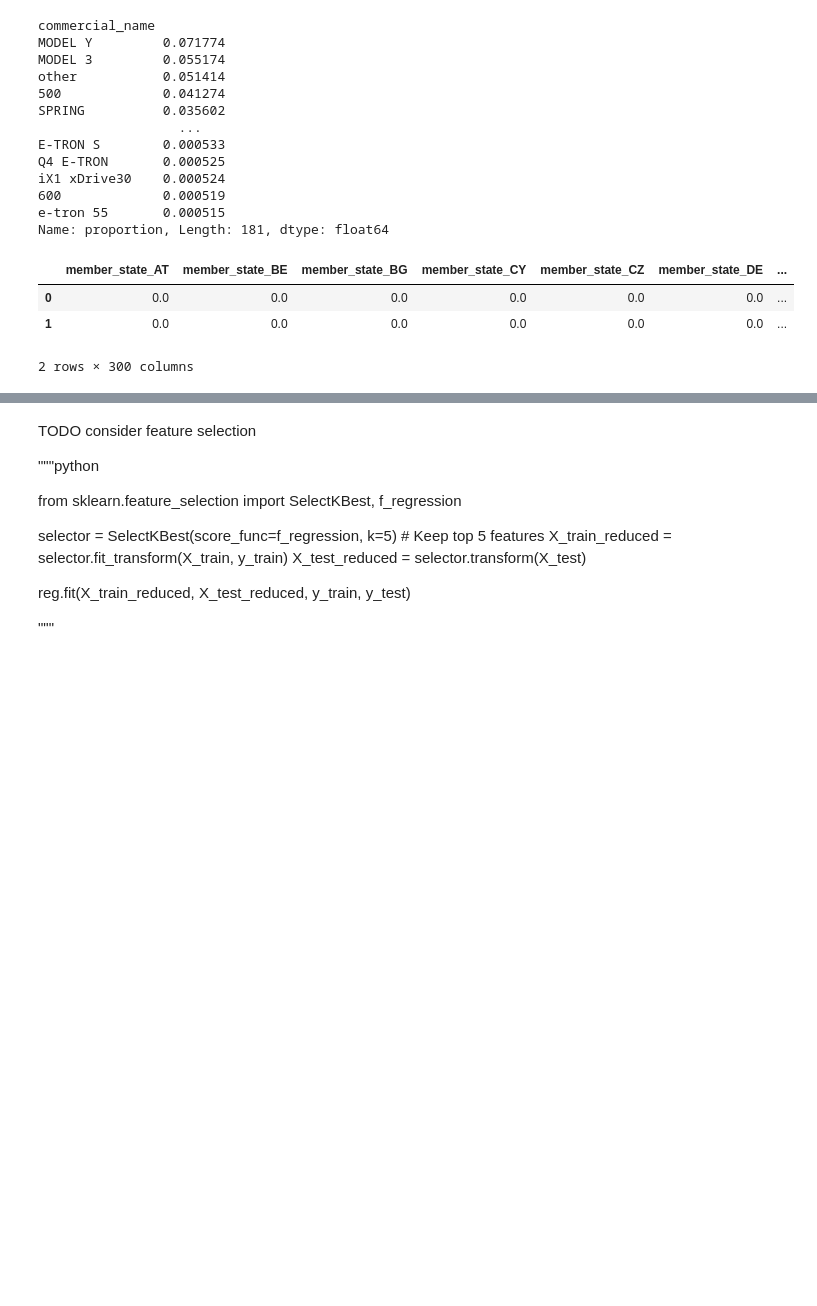
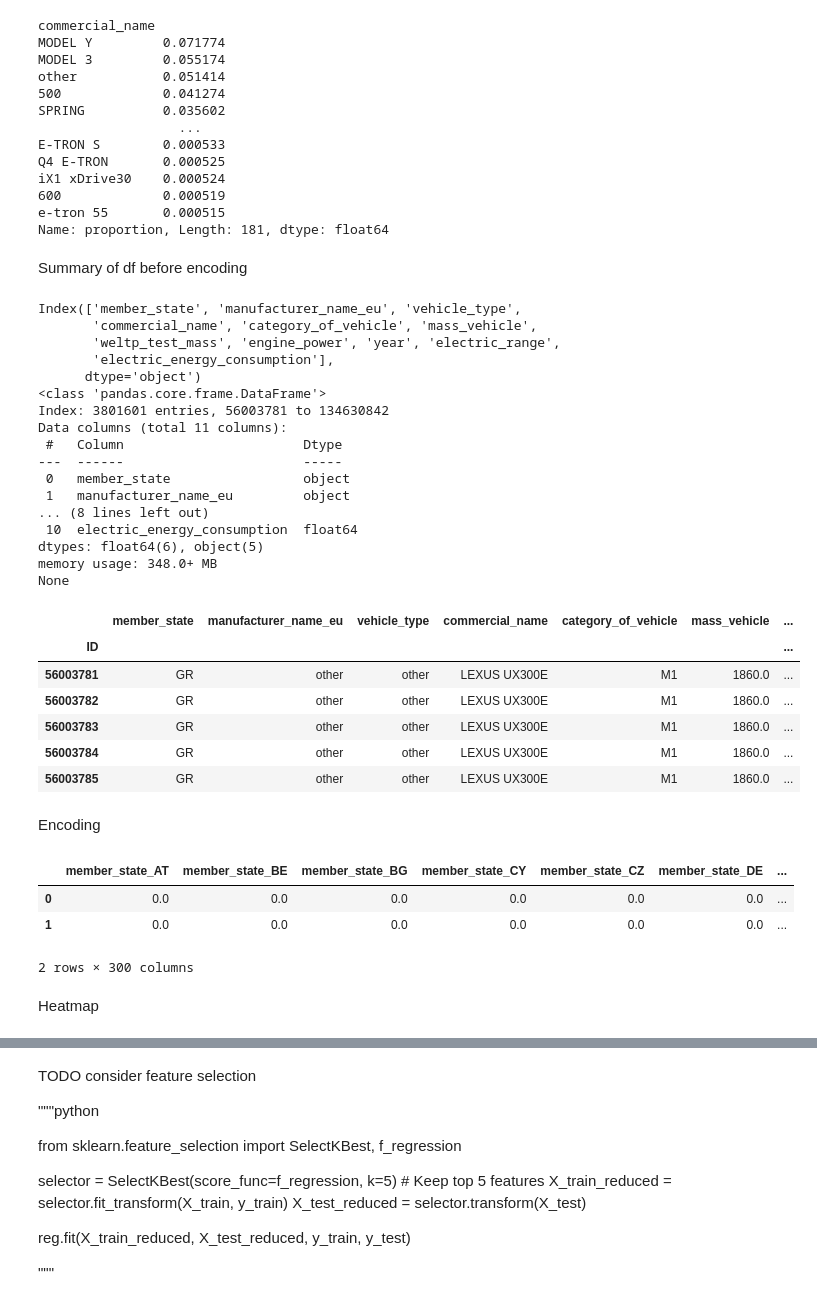
Before and after one commit to leonellb/car-co2-prediction, a Jupyter notebook: notebooks/app_emulation/1_5-electric-preprocessing_train_test_split.ipynb, the cells around one changed output, grey strips where cells are left out. Drawn from its saved outputs; the diff is of its cells as text; code cells hidden in the pictures; blank space fills up the shorter version.

```diff
--- a/notebooks/app_emulation/1_5-electric-preprocessing_train_test_split.ipynb
+++ b/notebooks/app_emulation/1_5-electric-preprocessing_train_test_split.ipynb
@@ -282,6 +282,40 @@ iX1 xDrive30    0.000524
 600             0.000519
 e-tron 55       0.000515
 Name: proportion, Length: 181, dtype: float64
+# %% [markdown]
+Summary of df before encoding
+# %%
+print(df.columns)
+print(df.info())
+
+df.head(5)
+# %% [output]
+Index(['member_state', 'manufacturer_name_eu', 'vehicle_type',
+       'commercial_name', 'category_of_vehicle', 'mass_vehicle',
+       'weltp_test_mass', 'engine_power', 'year', 'electric_range',
+       'electric_energy_consumption'],
+      dtype='object')
+<class 'pandas.core.frame.DataFrame'>
+Index: 3801601 entries, 56003781 to 134630842
+Data columns (total 11 columns):
+ #   Column                       Dtype
+---  ------                       -----
+ 0   member_state                 object
+ 1   manufacturer_name_eu         object
+... (8 lines left out)
+ 10  electric_energy_consumption  float64
+dtypes: float64(6), object(5)
+memory usage: 348.0+ MB
+None
+|  | member_state | manufacturer_name_eu | vehicle_type | commercial_name | category_of_vehicle | mass_vehicle | ... |
+| ID |  |  |  |  |  |  | ... |
+| 56003781 | GR | other | other | LEXUS UX300E | M1 | 1860.0 | ... |
+| 56003782 | GR | other | other | LEXUS UX300E | M1 | 1860.0 | ... |
+| 56003783 | GR | other | other | LEXUS UX300E | M1 | 1860.0 | ... |
+| 56003784 | GR | other | other | LEXUS UX300E | M1 | 1860.0 | ... |
+| 56003785 | GR | other | other | LEXUS UX300E | M1 | 1860.0 | ... |
+# %% [markdown]
+Encoding
 # %%
 # encoding
 cat_cols, quant_cols = categorize_categorical_quantitive_cols(df)
@@ -301,3 +335,5 @@ df_enc.head(2)
 | 0 | 0.0 | 0.0 | 0.0 | 0.0 | 0.0 | 0.0 | ... |
 | 1 | 0.0 | 0.0 | 0.0 | 0.0 | 0.0 | 0.0 | ... |
 2 rows × 300 columns
+# %% [markdown]
+Heatmap
```
Also changed, not shown: parts of 9 cells of this notebook, 2 other files.
